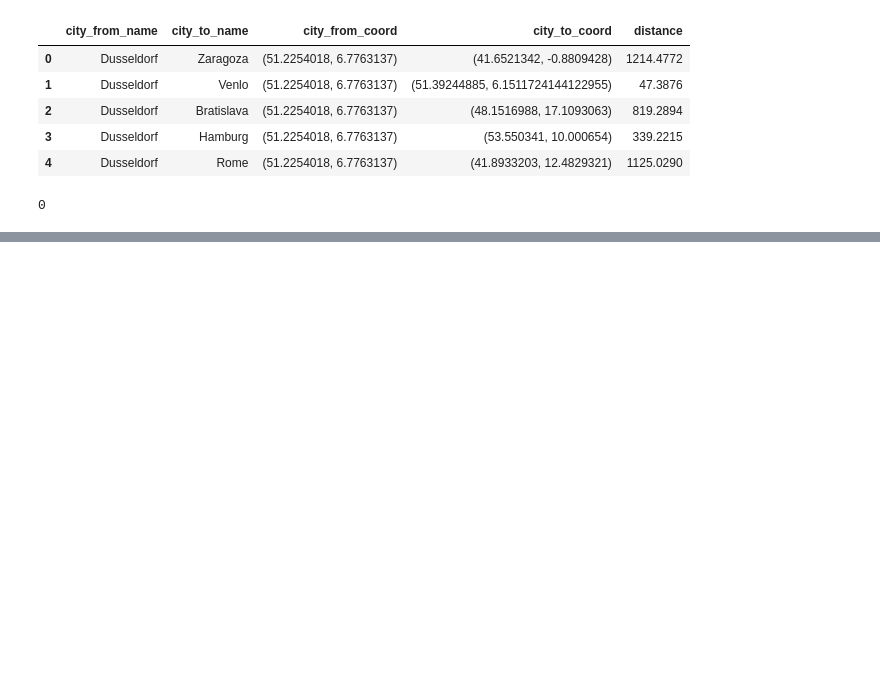
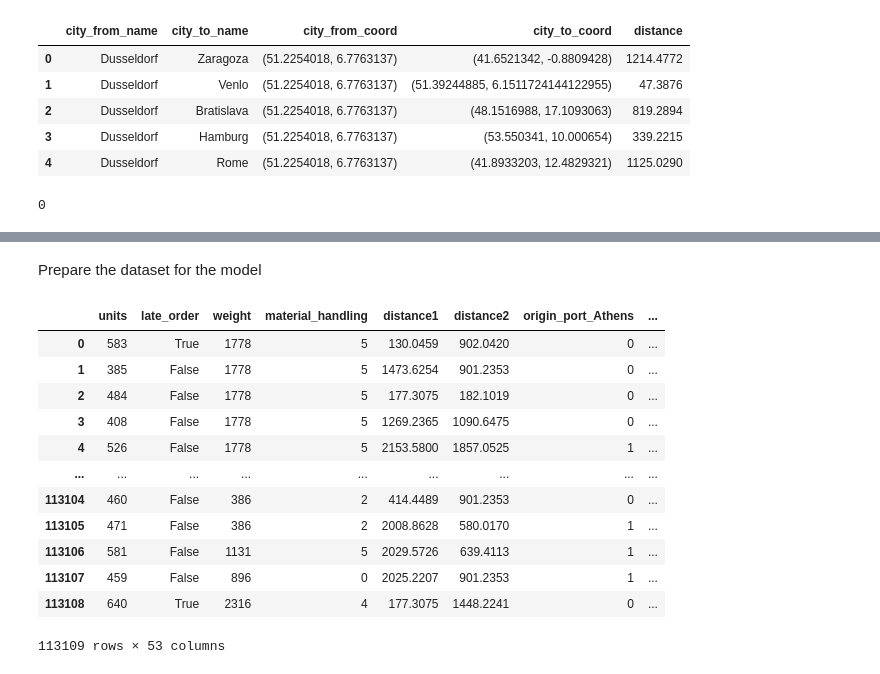
Before and after one commit to bcatala/Datathon, a Jupyter notebook: starter-notebook.ipynb, the cells around one changed output, grey strips where cells are left out. Saved outputs shown, nothing was run; the diff lists cells and outputs as text; code cells hidden in the pictures; blank space fills up the shorter version.

```diff
--- a/starter-notebook.ipynb
+++ b/starter-notebook.ipynb
@@ -394,0 +344,7 @@ submission
+# %%
+TRAIN_DF = merged_df[['origin_port', '3pl', 'customs_procedures', 'logistic_hub',
+       'customer', 'units', 'late_order', 'weight',
+       'material_handling', 'distance1', 'distance2']].copy()
+
+# DROP PRODUCT ID AND ORDER ID
+TRAIN_DF.head()
@@ -394,0 +358,21 @@ submission
+# %% [markdown]
+Prepare the dataset for the model
+# %%
+origin_dummies = pd.get_dummies(TRAIN_DF)
+TRAIN_DF[origin_dummies.columns] = origin_dummies
+TRAIN_DF = TRAIN_DF.loc[:,~TRAIN_DF.columns.isin(['origin_port','3pl','customs_procedures','logistic_hub','customer'])]
+TRAIN_DF
+# %% [output]
+|  | units | late_order | weight | material_handling | distance1 | distance2 | origin_port_Athens | ... |
+| 0 | 583 | True | 1778 | 5 | 130.0459 | 902.0420 | 0 | ... |
+| 1 | 385 | False | 1778 | 5 | 1473.6254 | 901.2353 | 0 | ... |
+| 2 | 484 | False | 1778 | 5 | 177.3075 | 182.1019 | 0 | ... |
+| 3 | 408 | False | 1778 | 5 | 1269.2365 | 1090.6475 | 0 | ... |
+| 4 | 526 | False | 1778 | 5 | 2153.5800 | 1857.0525 | 1 | ... |
+| ... | ... | ... | ... | ... | ... | ... | ... | ... |
+| 113104 | 460 | False | 386 | 2 | 414.4489 | 901.2353 | 0 | ... |
+| 113105 | 471 | False | 386 | 2 | 2008.8628 | 580.0170 | 1 | ... |
+| 113106 | 581 | False | 1131 | 5 | 2029.5726 | 639.4113 | 1 | ... |
+| 113107 | 459 | False | 896 | 0 | 2025.2207 | 901.2353 | 1 | ... |
+| 113108 | 640 | True | 2316 | 4 | 177.3075 | 1448.2241 | 0 | ... |
+113109 rows × 53 columns
```
Also changed, not shown: parts of 65 cells of this notebook.
